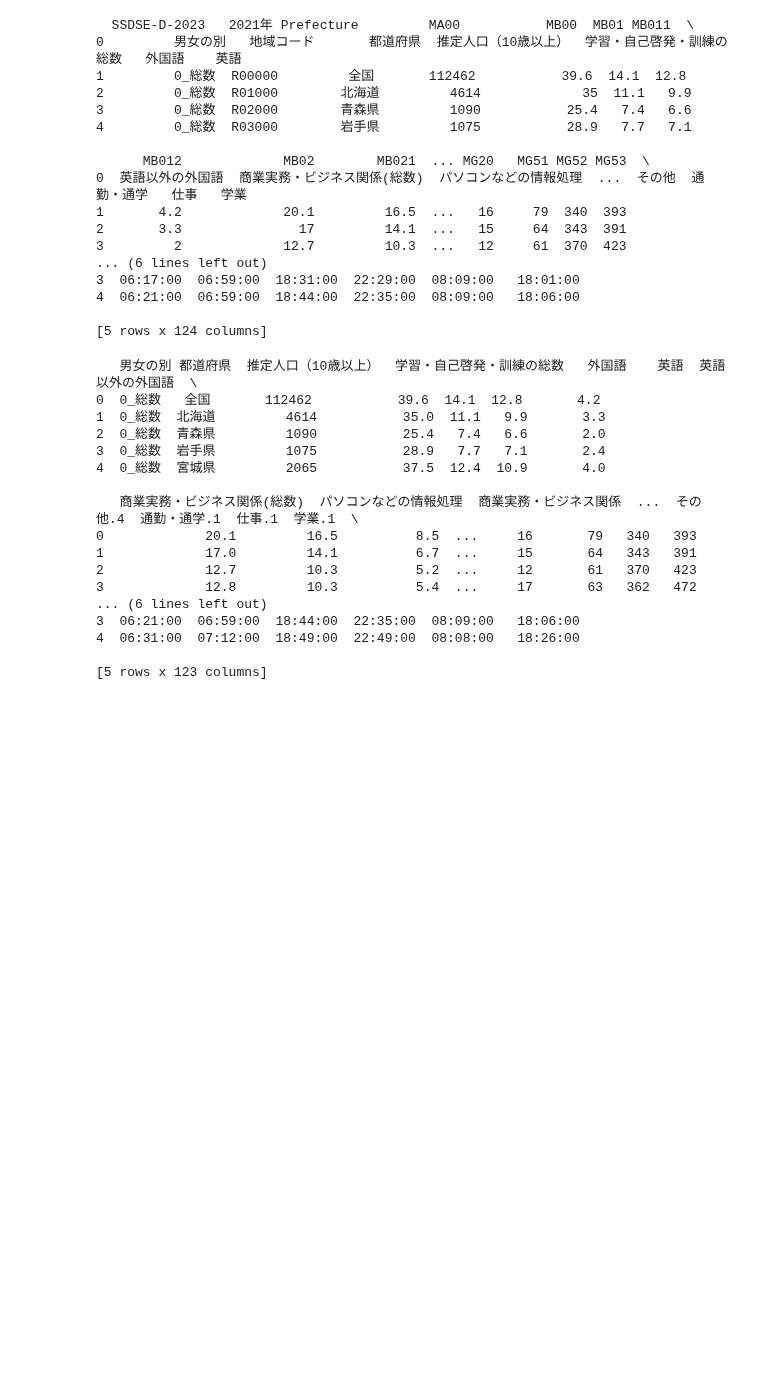
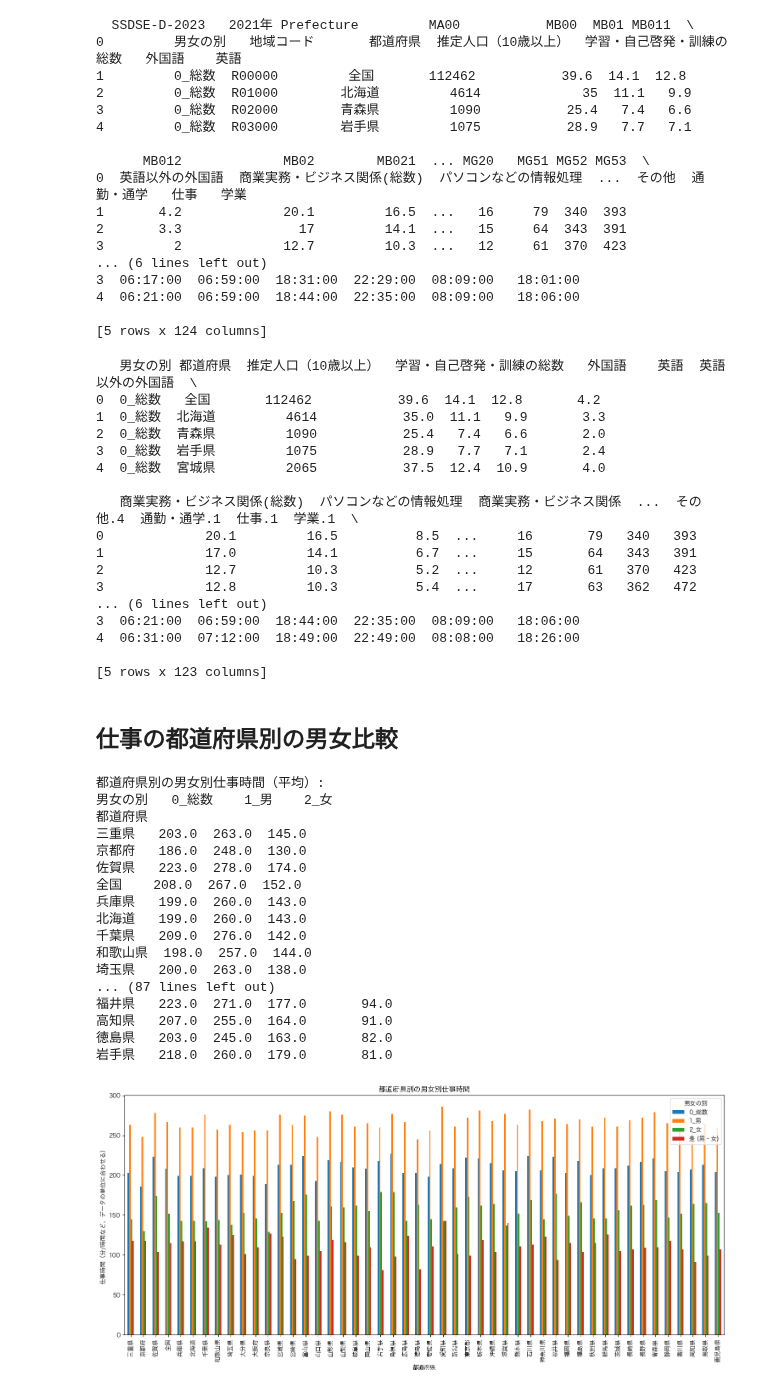
Before and after one commit to 3241Kanaha/statistics-2025, a Jupyter notebook: gende_prefecture.ipynb, the cells around one changed output. Saved outputs shown, nothing was run; the diff lists cells and outputs as text; code cells hidden in the pictures; blank space fills up the shorter version.

```diff
--- a/gende_prefecture.ipynb
+++ b/gende_prefecture.ipynb
@@ -48,3 +48,66 @@ print(df.head())
 4  06:31:00  07:12:00  18:49:00  22:49:00  08:08:00   18:26:00
 
 [5 rows x 123 columns]
+# %% [markdown]
+## 仕事の都道府県別の男女比較
+# %%
+plt.rcParams['font.family'] = 'Hiragino Sans GB' # Macの場合の例
+plt.rcParams['axes.unicode_minus'] = False # マイナス記号を正しく表示するため
+
+df_selected = df[['男女の別', '都道府県', '仕事']].copy()
+
+df_selected['仕事'] = pd.to_numeric(df_selected['仕事'], errors='coerce')
+
+# # NaN値がある行を削除するか、適切に処理する
+# # 今回は比較のため、NaNがある行は削除するのが良いでしょう
+# df_selected.dropna(subset=['仕事'], inplace=True)
+
+# 男女別の仕事の時間を都道府県ごとに集計
+# '男女の別' 列の値が '1_男' と '2_女' であると仮定します。
+# もし異なる値が入っている場合は、適宜修正してください。
+
+# ピボットテーブルを作成して、都道府県別に男女の仕事の時間を比較
+pivot_df = df_selected.pivot_table(index='都道府県', columns='男女の別', values='仕事', aggfunc='mean')
+
+# 結果を表示
+print("\n都道府県別の男女別仕事時間（平均）:")
+print(pivot_df)
+
+# 必要であれば、さらに詳細な分析や可視化を行うことができます。
+# 例: 男性の仕事時間が女性より長い都道府県を特定
+if '1_男' in pivot_df.columns and '2_女' in pivot_df.columns:
+    pivot_df['差 (男 - 女)'] = pivot_df['1_男'] - pivot_df['2_女']
+    print("\n仕事時間の差 (男 - 女):")
+    print(pivot_df.sort_values(by='差 (男 - 女)', ascending=False))
+
+#グラフでの可視化の例 (matplotlibやseabornを使用)
+import matplotlib.pyplot as plt
+import seaborn as sns
+
+pivot_df.plot(kind='bar', figsize=(15, 7))
+plt.title('都道府県別の男女別仕事時間')
+plt.xlabel('都道府県')
+plt.ylabel('仕事時間（分/時間など、データの単位に合わせる）')
+plt.xticks(rotation=90)
+plt.legend(title='男女の別')
+plt.tight_layout()
+plt.show()
+# %% [output]
+都道府県別の男女別仕事時間（平均）:
+男女の別   0_総数    1_男    2_女
+都道府県
+三重県   203.0  263.0  145.0
+京都府   186.0  248.0  130.0
+佐賀県   223.0  278.0  174.0
+全国    208.0  267.0  152.0
+兵庫県   199.0  260.0  143.0
+北海道   199.0  260.0  143.0
+千葉県   209.0  276.0  142.0
+和歌山県  198.0  257.0  144.0
+埼玉県   200.0  263.0  138.0
+... (87 lines left out)
+福井県   223.0  271.0  177.0       94.0
+高知県   207.0  255.0  164.0       91.0
+徳島県   203.0  245.0  163.0       82.0
+岩手県   218.0  260.0  179.0       81.0
+[figure, added]
```
